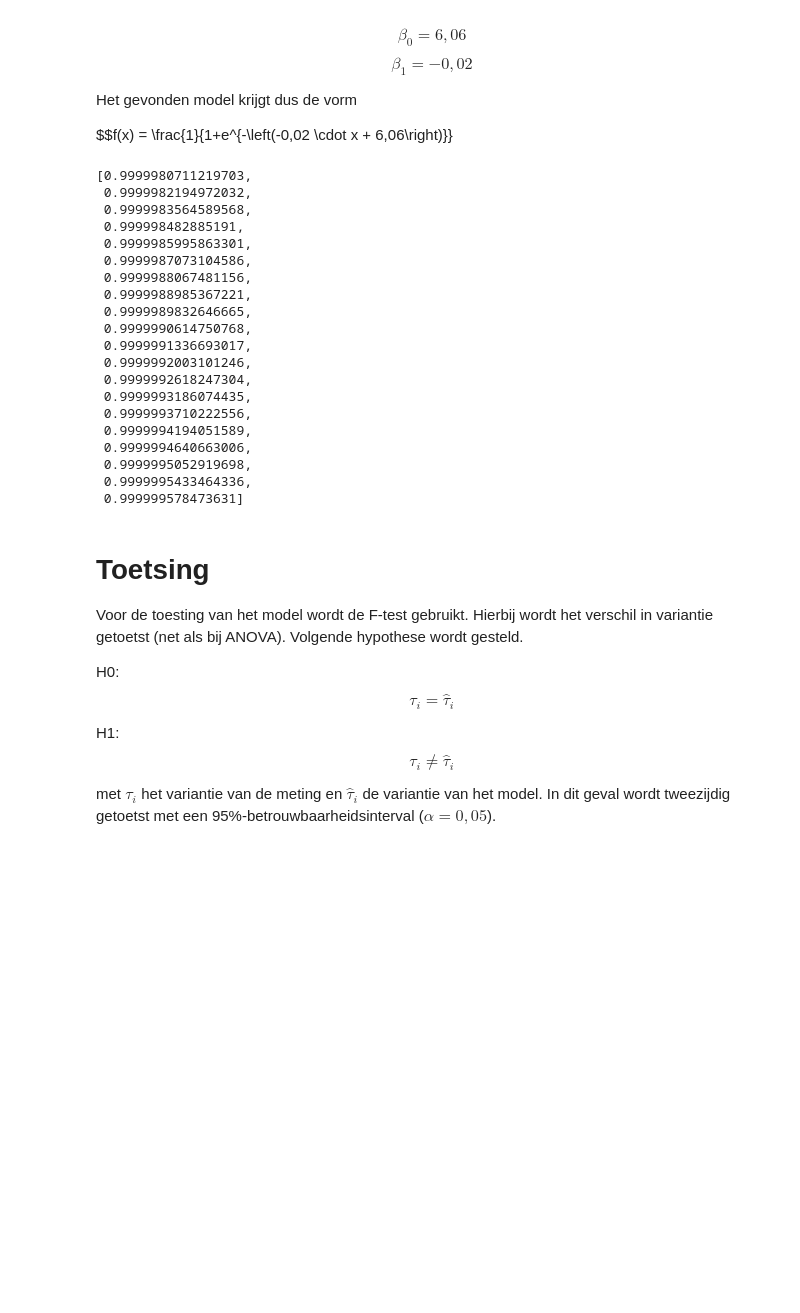
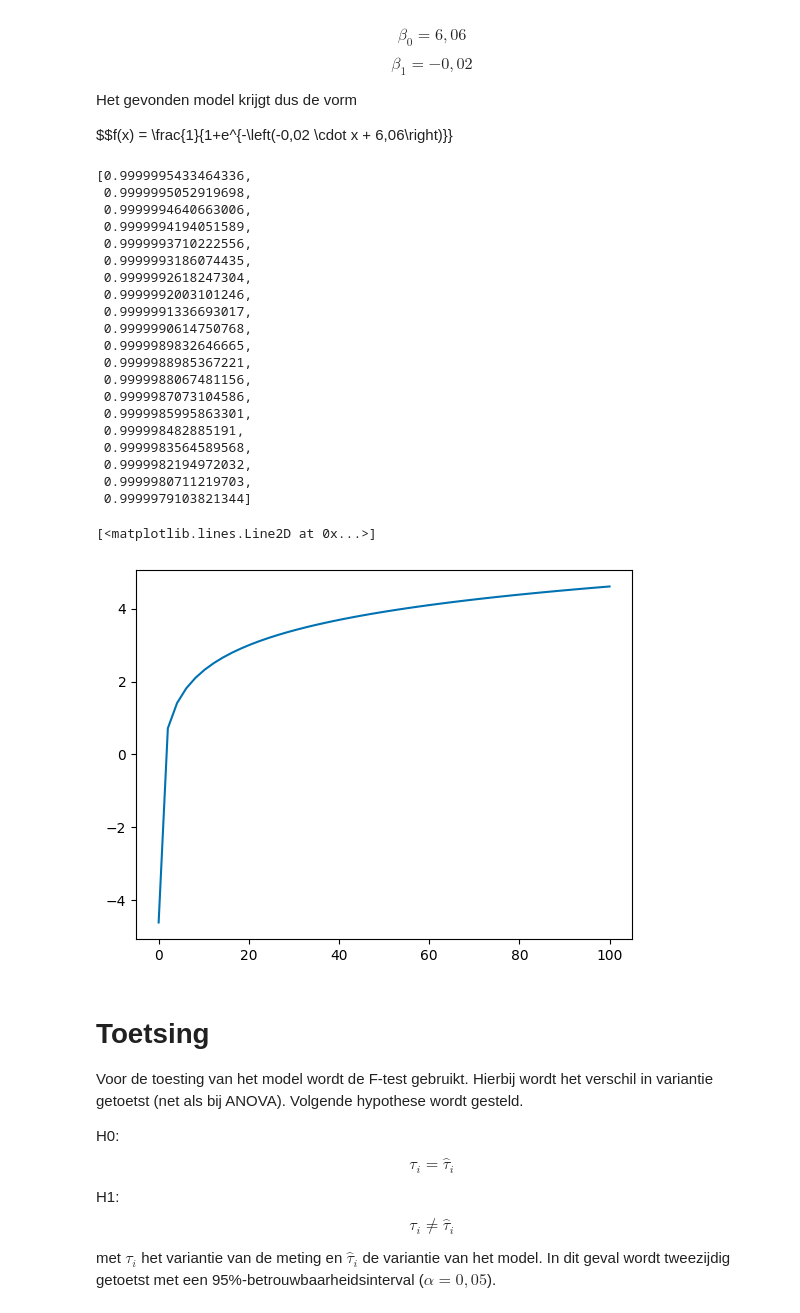
Before and after one commit to R4vante/School, a Jupyter notebook: Statistical_Learning/Data_Analyse/BOEM_raket.ipynb, the cells around one changed output. Cells and saved outputs as stored; diff of their text form; code cells hidden in the pictures; blank space fills up the shorter version.

```diff
--- a/Statistical_Learning/Data_Analyse/BOEM_raket.ipynb
+++ b/Statistical_Learning/Data_Analyse/BOEM_raket.ipynb
@@ -268,31 +268,39 @@ df_sort['sig'] = sig
 
 probability = []
 for i in range(1,21):
-    k = (0.48)**i * (0.52)**(20-i)
+    k = (0.52)**i * (0.48)**(20-i)
     probability.append(1- k)
 
 probability
 # %% [output]
-[0.9999980711219703,
+[0.9999995433464336,
+ 0.9999995052919698,
+ 0.9999994640663006,
+ 0.9999994194051589,
+ 0.9999993710222556,
+ 0.9999993186074435,
+ 0.9999992618247304,
+ 0.9999992003101246,
+ 0.9999991336693017,
+ 0.9999990614750768,
+ 0.9999989832646665,
+ 0.9999988985367221,
+ 0.9999988067481156,
+ 0.9999987073104586,
+ 0.9999985995863301,
+ 0.999998482885191,
+ 0.9999983564589568,
  0.9999982194972032,
- 0.9999983564589568,
- 0.999998482885191,
- 0.9999985995863301,
- 0.9999987073104586,
- 0.9999988067481156,
- 0.9999988985367221,
- 0.9999989832646665,
- 0.9999990614750768,
- 0.9999991336693017,
- 0.9999992003101246,
- 0.9999992618247304,
- 0.9999993186074435,
- 0.9999993710222556,
- 0.9999994194051589,
- 0.9999994640663006,
- 0.9999995052919698,
- 0.9999995433464336,
- 0.999999578473631]
+ 0.9999980711219703,
+ 0.9999979103821344]
+# %%
+x = np.linspace(0.01, 100)
+y = np.log(x)
+
+plt.plot(x, y)
+# %% [output]
+[<matplotlib.lines.Line2D at 0x...>]
+[figure, added]
 # %% [markdown]
 # Toetsing
 
```
Also changed, not shown: parts of 3 cells of this notebook, 3 other files.
